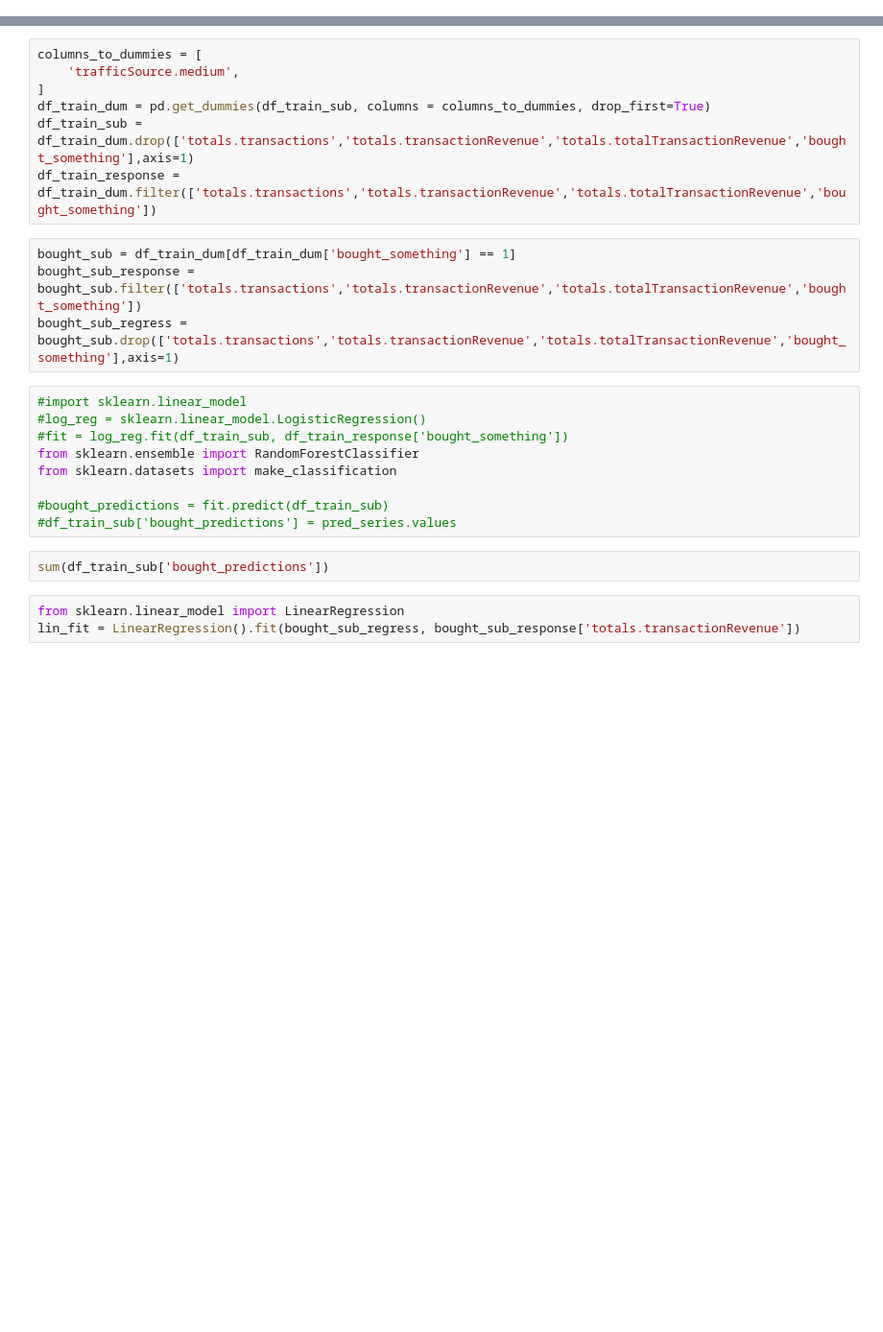
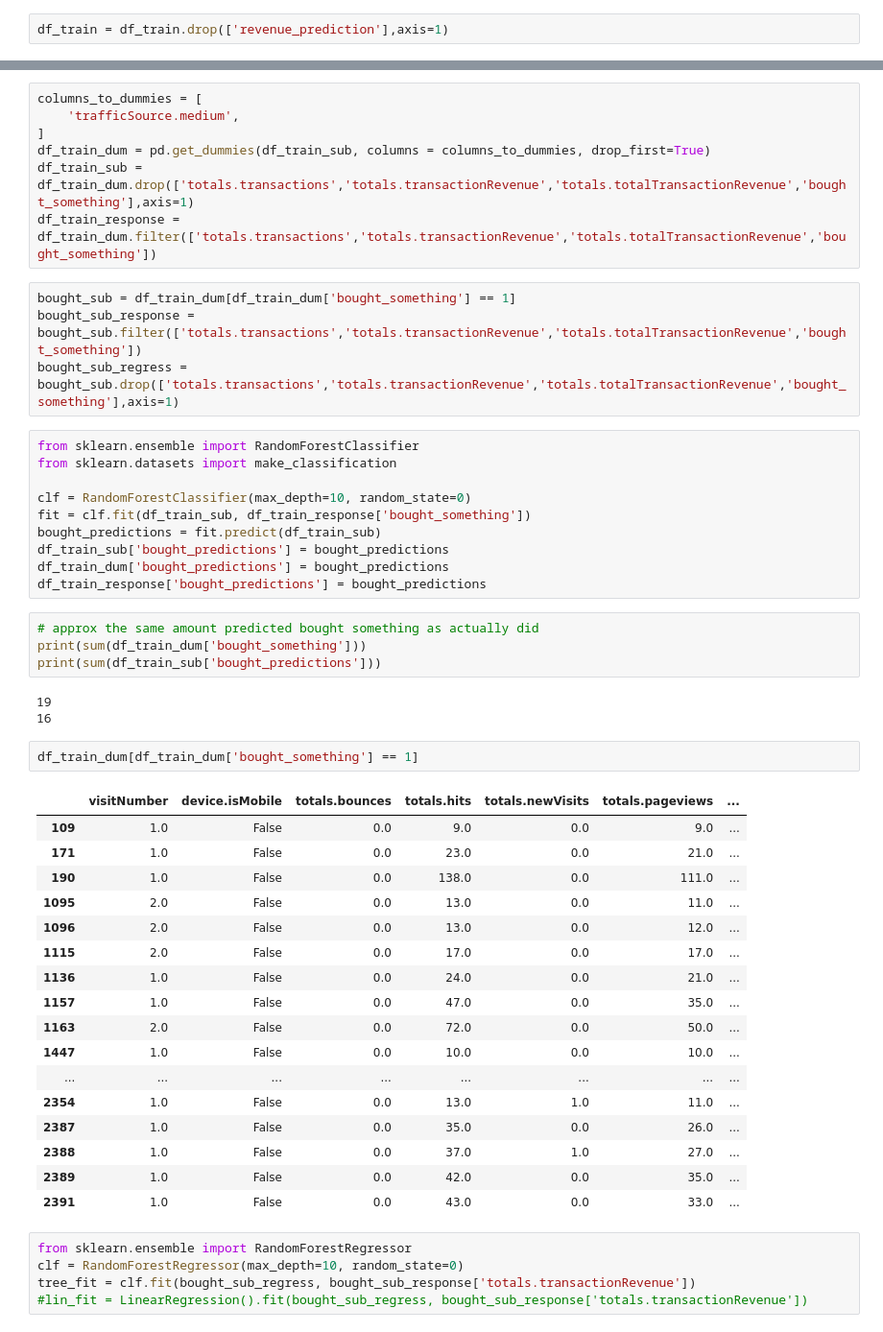
Before and after one commit to charurawat/sys6018-competition-revenue-prediction, a Jupyter notebook: new_regression.ipynb, the cells around one changed output, grey strips where cells are left out. Shown: that part at 96% size. Cells and saved outputs as stored; diff of their text form; blank space fills up the shorter version.

Commit message:
add random forrest clasifier and regressor

```diff
--- a/new_regression.ipynb
+++ b/new_regression.ipynb
@@ -74,3 +79,5 @@ df_train.drop(['date','visitStartTime'], axis=1, inplace=True)
 to_replace = [r'.*google.*',r'.*yahoo.*',r'.*\.facebook.*',r'(\.com)',r'(ml\.)',r'(m\.)',] #to group all google ,facebook types
 value = [r'google',r'yahoo',r'facebook',r'',r'',r'']
 df_train['trafficSource.source'] = df_train['trafficSource.source'].replace(to_replace, value, regex=True)
+# %%
+df_train = df_train.drop(['revenue_prediction'],axis=1)
@@ -106,18 +124,46 @@ df_train_response = df_train_dum.filter(['totals.transactions','totals.transacti
 bought_sub = df_train_dum[df_train_dum['bought_something'] == 1]
 bought_sub_response = bought_sub.filter(['totals.transactions','totals.transactionRevenue','totals.totalTransactionRevenue','bought_something'])
 bought_sub_regress = bought_sub.drop(['totals.transactions','totals.transactionRevenue','totals.totalTransactionRevenue','bought_something'],axis=1)
-# %%
-#import sklearn.linear_model
-#log_reg = sklearn.linear_model.LogisticRegression()
-#fit = log_reg.fit(df_train_sub, df_train_response['bought_something'])
-from sklearn.ensemble import RandomForestClassifier
-from sklearn.datasets import make_classification
-
-#bought_predictions = fit.predict(df_train_sub)
-#df_train_sub['bought_predictions'] = pred_series.values
-# %%
-sum(df_train_sub['bought_predictions'])
+# %%
+from sklearn.ensemble import RandomForestClassifier
+from sklearn.datasets import make_classification
+
+clf = RandomForestClassifier(max_depth=10, random_state=0)
+fit = clf.fit(df_train_sub, df_train_response['bought_something'])
+bought_predictions = fit.predict(df_train_sub)
+df_train_sub['bought_predictions'] = bought_predictions
+df_train_dum['bought_predictions'] = bought_predictions
+df_train_response['bought_predictions'] = bought_predictions
+# %%
+# approx the same amount predicted bought something as actually did
+print(sum(df_train_dum['bought_something']))
+print(sum(df_train_sub['bought_predictions']))
+# %% [output]
+19
+16
+# %%
+df_train_dum[df_train_dum['bought_something'] == 1]
+# %% [output]
+|  | visitNumber | device.isMobile | totals.bounces | totals.hits | totals.newVisits | totals.pageviews | ... |
+| 109 | 1.0 | False | 0.0 | 9.0 | 0.0 | 9.0 | ... |
+| 171 | 1.0 | False | 0.0 | 23.0 | 0.0 | 21.0 | ... |
+| 190 | 1.0 | False | 0.0 | 138.0 | 0.0 | 111.0 | ... |
+| 1095 | 2.0 | False | 0.0 | 13.0 | 0.0 | 11.0 | ... |
+| 1096 | 2.0 | False | 0.0 | 13.0 | 0.0 | 12.0 | ... |
+| 1115 | 2.0 | False | 0.0 | 17.0 | 0.0 | 17.0 | ... |
+| 1136 | 1.0 | False | 0.0 | 24.0 | 0.0 | 21.0 | ... |
+| 1157 | 1.0 | False | 0.0 | 47.0 | 0.0 | 35.0 | ... |
+| 1163 | 2.0 | False | 0.0 | 72.0 | 0.0 | 50.0 | ... |
+| 1447 | 1.0 | False | 0.0 | 10.0 | 0.0 | 10.0 | ... |
+| ... | ... | ... | ... | ... | ... | ... | ... |
+| 2354 | 1.0 | False | 0.0 | 13.0 | 1.0 | 11.0 | ... |
+| 2387 | 1.0 | False | 0.0 | 35.0 | 0.0 | 26.0 | ... |
+| 2388 | 1.0 | False | 0.0 | 37.0 | 1.0 | 27.0 | ... |
+| 2389 | 1.0 | False | 0.0 | 42.0 | 0.0 | 35.0 | ... |
+| 2391 | 1.0 | False | 0.0 | 43.0 | 0.0 | 33.0 | ... |
 # %%
-from sklearn.linear_model import LinearRegression
-lin_fit = LinearRegression().fit(bought_sub_regress, bought_sub_response['totals.transactionRevenue'])
+from sklearn.ensemble import RandomForestRegressor
+clf = RandomForestRegressor(max_depth=10, random_state=0)
+tree_fit = clf.fit(bought_sub_regress, bought_sub_response['totals.transactionRevenue'])
+#lin_fit = LinearRegression().fit(bought_sub_regress, bought_sub_response['totals.transactionRevenue'])
 # %%
```
Also changed, not shown: parts of 9 cells of this notebook.
